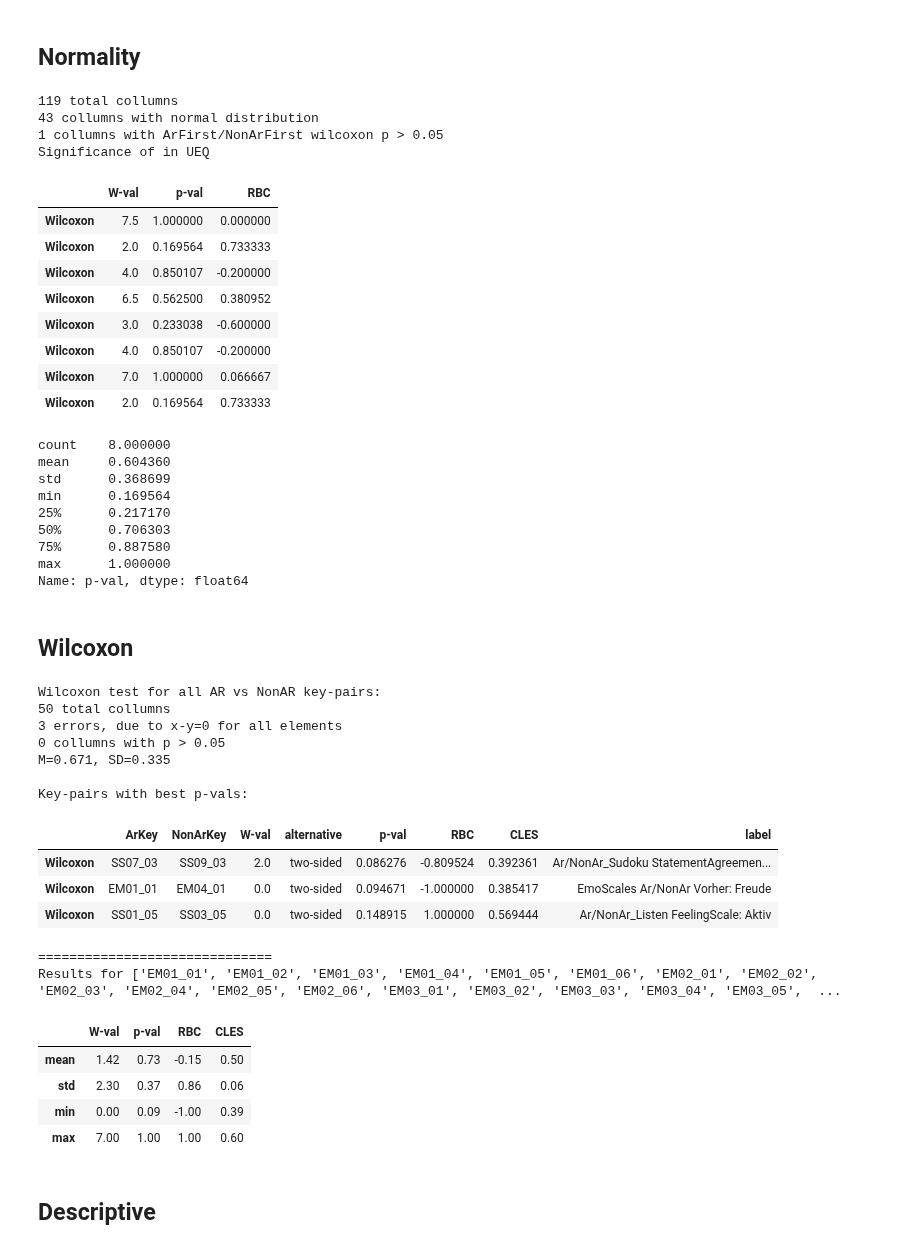
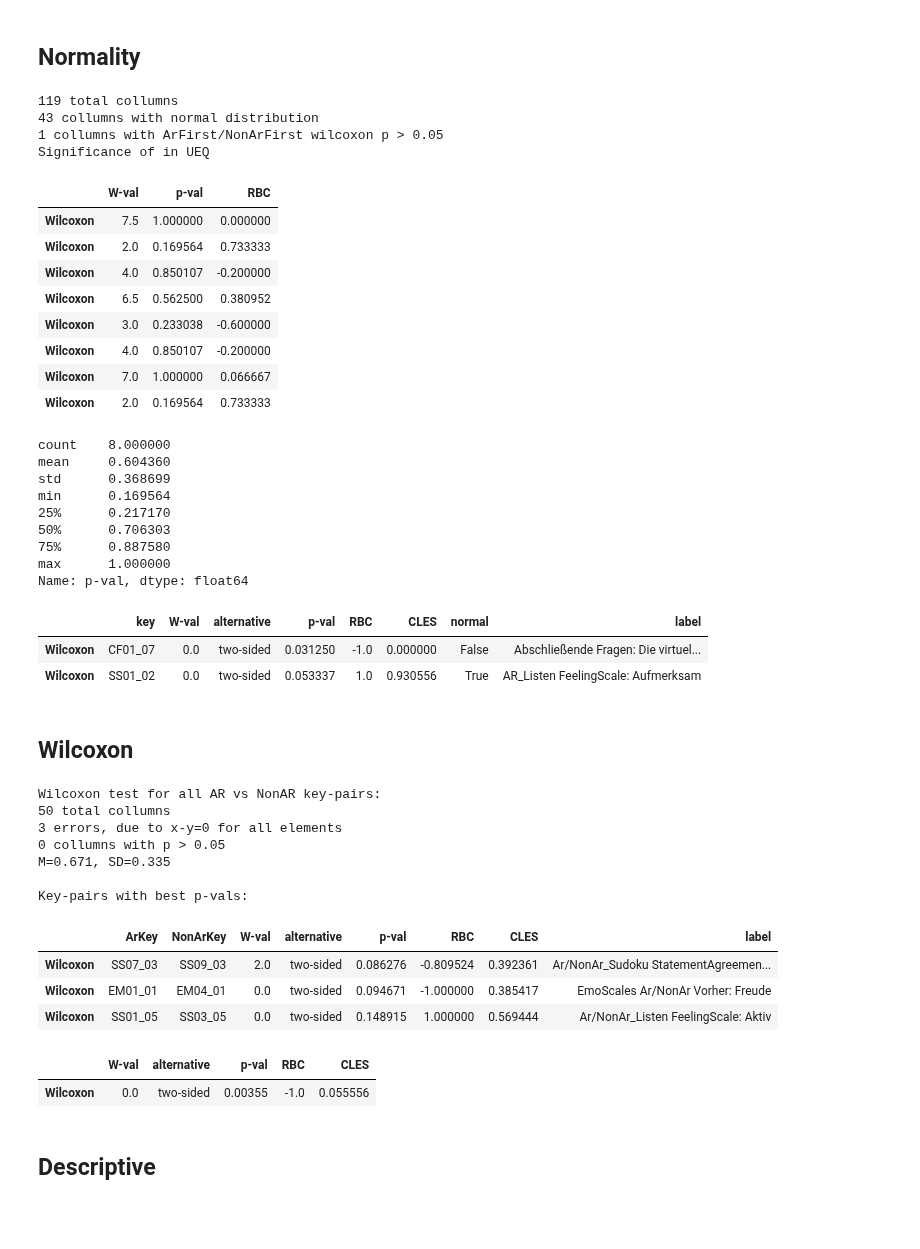
Before and after one commit to BrunoBerger/Zen-Office, a Jupyter notebook: Auswertung/plots.ipynb, the cells around one changed output. Cells and saved outputs as stored; diff of their text form; code cells hidden in the pictures; blank space fills up the shorter version.

```diff
--- a/Auswertung/plots.ipynb
+++ b/Auswertung/plots.ipynb
@@ -476,7 +480,7 @@ if doWilcoxonWithUEQ:
     print(UeqRes["p-val"].describe())
 
 # results
-# results.sort_values(by="p-val", ascending=True).head(nOverThreshold+1)
+results.sort_values(by="p-val", ascending=True).head(nOverThreshold+1)
 # %% [output]
 119 total collumns
 43 collumns with normal distribution
@@ -500,6 +504,9 @@ min      0.169564
 75%      0.887580
 max      1.000000
 Name: p-val, dtype: float64
+|  | key | W-val | alternative | p-val | RBC | CLES | normal | label |
+| Wilcoxon | CF01_07 | 0.0 | two-sided | 0.031250 | -1.0 | 0.000000 | False | Abschließende Fragen: Die virtuel... |
+| Wilcoxon | SS01_02 | 0.0 | two-sided | 0.053337 | 1.0 | 0.930556 | True | AR_Listen FeelingScale: Aufmerksam |
 # %% [markdown]
 ## Wilcoxon
 # %%
@@ -557,41 +564,42 @@ def getWicoxonForKey(input_keys=[""], show=True):
     # if input_keys in All_Keys:
     sr = results.loc[(results["ArKey"].isin(input_keys)) | (results["NonArKey"].isin(input_keys))]
     print("="*30, f"\nResults for {input_keys}:")
     if show:
         with pd.option_context('display.max_colwidth', None):
             display(sr)
         if len(input_keys) == 1:
             print(f'(W={sr["W-val"].to_string(index=False)}, p={float(sr["p-val"].to_string(index=False)):.2f} , r={float(sr["RBC"].to_string(index=False)):.2f})')
     return sr
 
 def getShortDescriptive(results):
     display(results.describe().applymap('{:.2f}'.format).loc[["mean", "std", "min", "max"]])
 
 # getWicoxonForKey("AR_Listen_Perf")
 # getWicoxonForKey(["SS09_03", "AR_Listen_Perf"])
 
 # getWicoxonForKey(All_SSSQ, False).describe().applymap('{:.2f}'.format).loc[["mean", "std", "min", "max"]]
 # getWicoxonForKey(All_Emo, False).describe().applymap('{:.2f}'.format).loc[["mean", "std", "min", "max"]]
-getShortDescriptive(getWicoxonForKey(All_Emo, False))
+# getShortDescriptive(getWicoxonForKey(All_Emo, False))
+
+
+# custom j vs k
+# "CF01_10",
+# "CF01_11",
+pg.wilcoxon(df["CF01_10"], df["CF01_11"])
 # %% [output]
 Wilcoxon test for all AR vs NonAR key-pairs:
 50 total collumns
 3 errors, due to x-y=0 for all elements
 0 collumns with p > 0.05
 M=0.671, SD=0.335
 
 Key-pairs with best p-vals:
 |  | ArKey | NonArKey | W-val | alternative | p-val | RBC | CLES | label |
 | Wilcoxon | SS07_03 | SS09_03 | 2.0 | two-sided | 0.086276 | -0.809524 | 0.392361 | Ar/NonAr_Sudoku StatementAgreemen... |
 | Wilcoxon | EM01_01 | EM04_01 | 0.0 | two-sided | 0.094671 | -1.000000 | 0.385417 | EmoScales Ar/NonAr Vorher: Freude |
 | Wilcoxon | SS01_05 | SS03_05 | 0.0 | two-sided | 0.148915 | 1.000000 | 0.569444 | Ar/NonAr_Listen FeelingScale: Aktiv |
-==============================
-Results for ['EM01_01', 'EM01_02', 'EM01_03', 'EM01_04', 'EM01_05', 'EM01_06', 'EM02_01', 'EM02_02', 'EM02_03', 'EM02_04', 'EM02_05', 'EM02_06', 'EM03_01', 'EM03_02', 'EM03_03', 'EM03_04', 'EM03_05',  ...
-|  | W-val | p-val | RBC | CLES |
-| mean | 1.42 | 0.73 | -0.15 | 0.50 |
-| std | 2.30 | 0.37 | 0.86 | 0.06 |
-| min | 0.00 | 0.09 | -1.00 | 0.39 |
-| max | 7.00 | 1.00 | 1.00 | 0.60 |
+|  | W-val | alternative | p-val | RBC | CLES |
+| Wilcoxon | 0.0 | two-sided | 0.00355 | -1.0 | 0.055556 |
 # %% [markdown]
 ## Descriptive
 # %%
```
Also changed, not shown: parts of 3 cells of this notebook, 2 other files.
